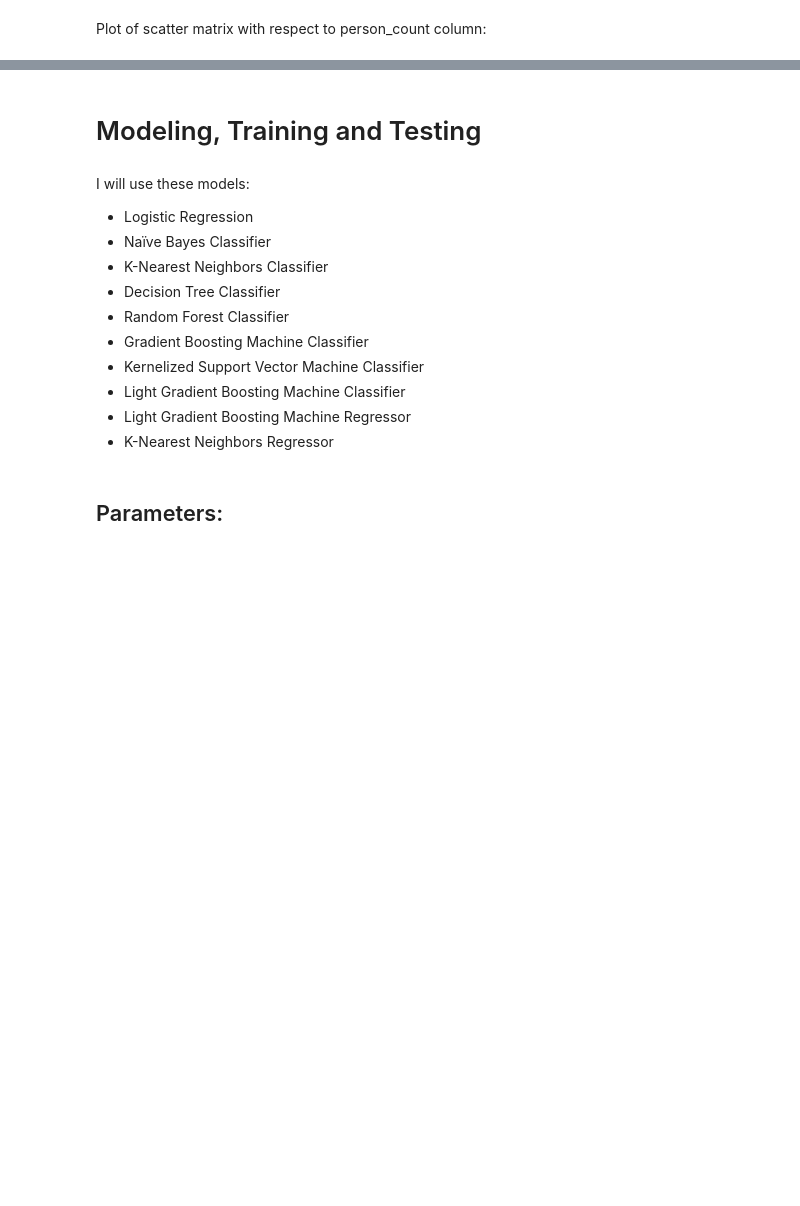
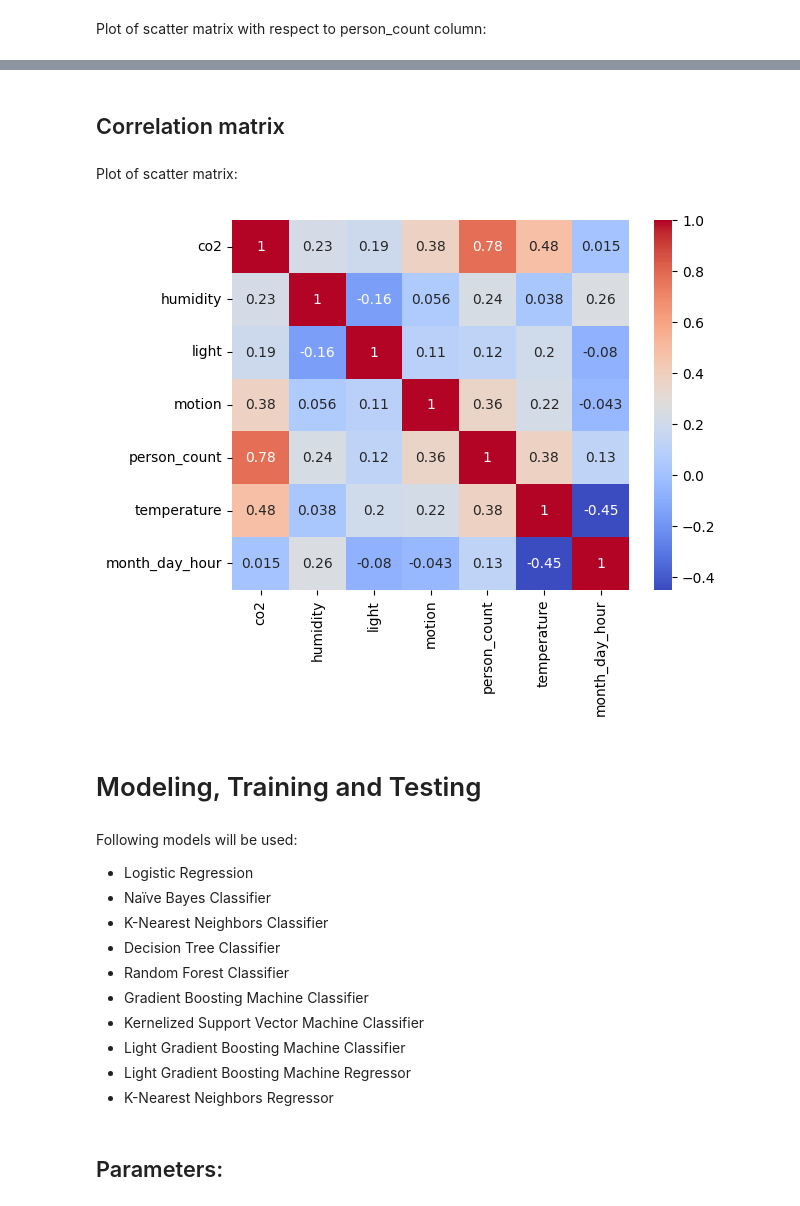
Before and after one commit to ChaosNik/Predicting-the-number-of-people-in-a-room, a Jupyter notebook: Practical part/Procjena broja osoba u prostoriji.ipynb, the cells around one changed output, grey strips where cells are left out. Cells and saved outputs as stored; diff of their text form; code cells hidden in the pictures; blank space fills up the shorter version.

```diff
--- a/Practical part/Procjena broja osoba u prostoriji.ipynb
+++ b/Practical part/Procjena broja osoba u prostoriji.ipynb
@@ -155,7 +156,18 @@ plt.show()
+# %% [markdown]
+## Correlation matrix
+# %% [markdown]
+Plot of scatter matrix:
+# %%
+# Visualize the correlation matrix
+corr_matrix = data.corr()
+sns.heatmap(corr_matrix, annot=True, cmap='coolwarm')
+plt.show()
+# %% [output]
+[figure, added]
 # %% [markdown]
 # Modeling, Training and Testing
 # %% [markdown]
-I will use these models:
+Following models will be used:
 * Logistic Regression
 * Naïve Bayes Classifier
 * K-Nearest Neighbors Classifier
```
Also changed, not shown: parts of 16 cells of this notebook, 2 other files.
